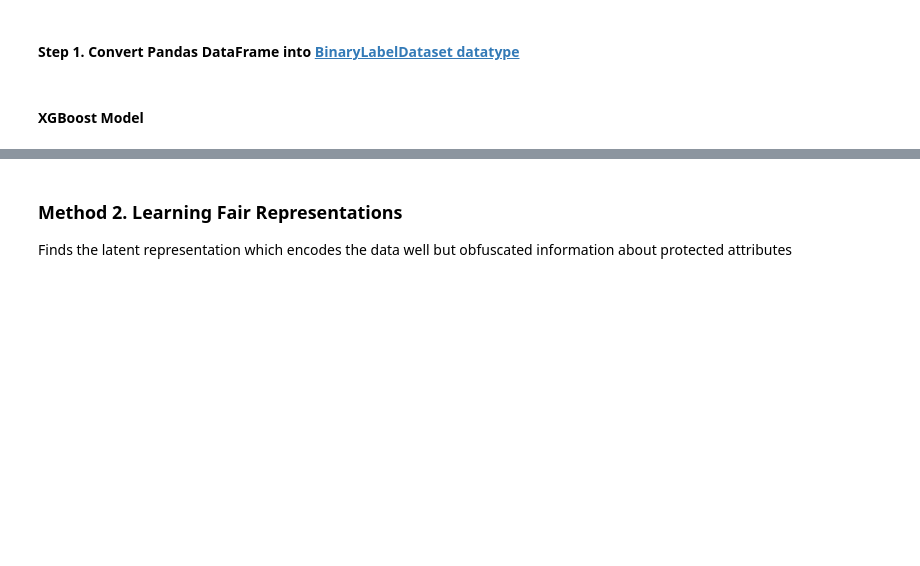
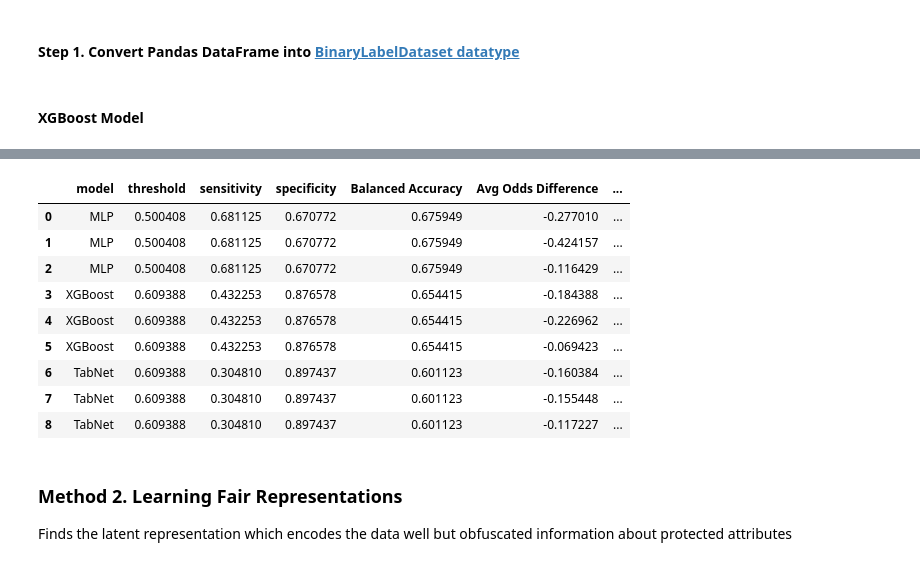
Before and after one commit to analiseb/UB-Masters-Thesis, a Jupyter notebook: MIT_preprocessing_mitigation--XGBoost_methods.ipynb, the cells around one changed output, grey strips where cells are left out. Saved outputs shown, nothing was run; the diff lists cells and outputs as text; code cells hidden in the pictures; blank space fills up the shorter version.

```diff
--- a/MIT_preprocessing_mitigation--XGBoost_methods.ipynb
+++ b/MIT_preprocessing_mitigation--XGBoost_methods.ipynb
@@ -162,0 +299,14 @@ transformed
+# %%
+og_results = pd.read_csv('results_tables/eval_manual_threshold_1.csv').iloc[:,1:]
+og_results
+# %% [output]
+|  | model | threshold | sensitivity | specificity | Balanced Accuracy | Avg Odds Difference | ... |
+| 0 | MLP | 0.500408 | 0.681125 | 0.670772 | 0.675949 | -0.277010 | ... |
+| 1 | MLP | 0.500408 | 0.681125 | 0.670772 | 0.675949 | -0.424157 | ... |
+| 2 | MLP | 0.500408 | 0.681125 | 0.670772 | 0.675949 | -0.116429 | ... |
+| 3 | XGBoost | 0.609388 | 0.432253 | 0.876578 | 0.654415 | -0.184388 | ... |
+| 4 | XGBoost | 0.609388 | 0.432253 | 0.876578 | 0.654415 | -0.226962 | ... |
+| 5 | XGBoost | 0.609388 | 0.432253 | 0.876578 | 0.654415 | -0.069423 | ... |
+| 6 | TabNet | 0.609388 | 0.304810 | 0.897437 | 0.601123 | -0.160384 | ... |
+| 7 | TabNet | 0.609388 | 0.304810 | 0.897437 | 0.601123 | -0.155448 | ... |
+| 8 | TabNet | 0.609388 | 0.304810 | 0.897437 | 0.601123 | -0.117227 | ... |
```
Also changed, not shown: parts of 20 cells of this notebook, 1 other file.
